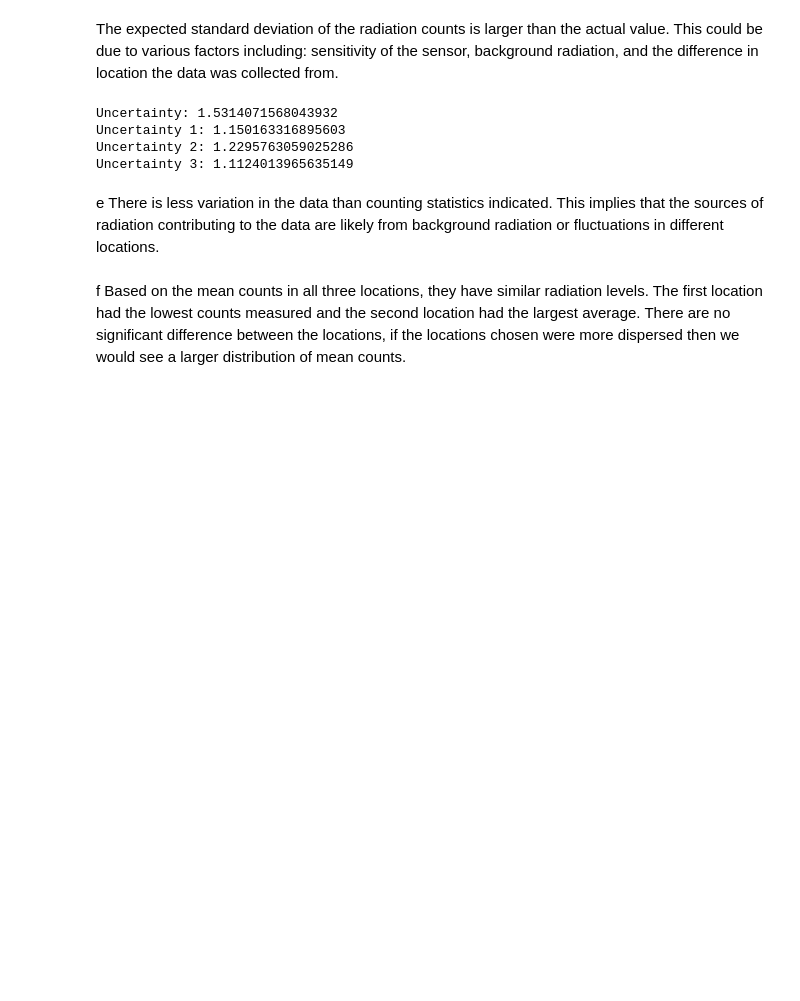
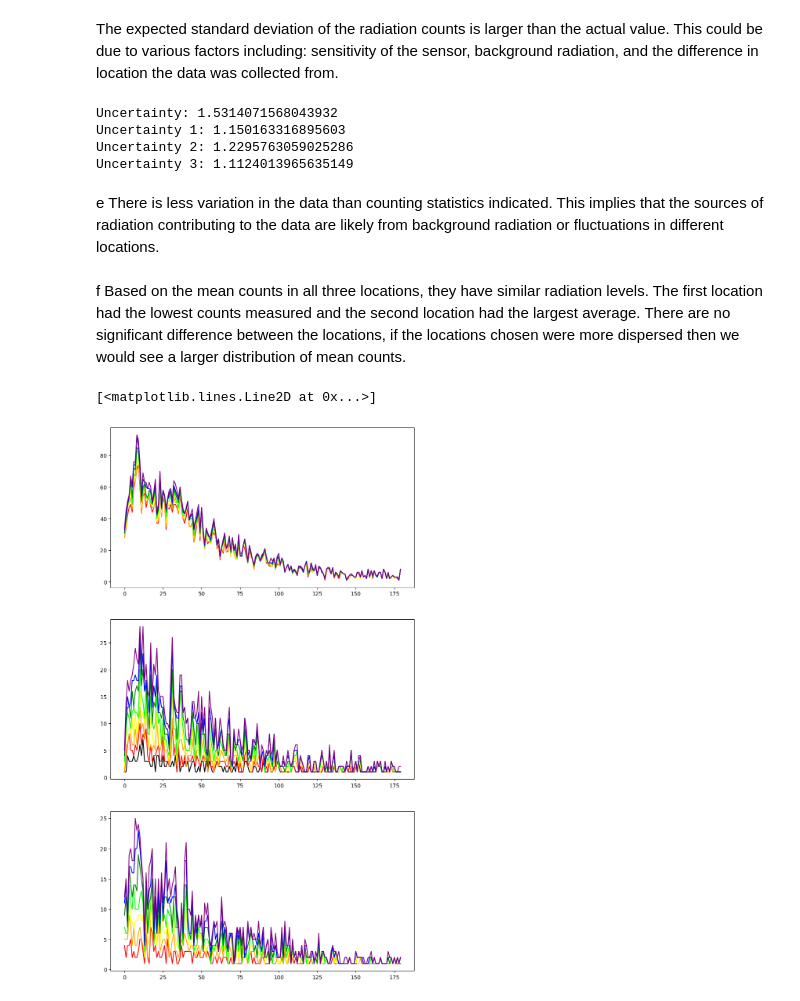
Before and after one commit to Kaiel0904/E11_KyleLink, a Jupyter notebook: Week13_part3.ipynb, the cells around one changed output. Drawn from its saved outputs; the diff is of its cells as text; code cells hidden in the pictures; blank space fills up the shorter version.

```diff
--- a/Week13_part3.ipynb
+++ b/Week13_part3.ipynb
@@ -147,3 +146,39 @@ There is less variation in the data than counting statistics indicated. This imp
 # %% [markdown]
 f
 Based on the mean counts in all three locations, they have similar radiation levels. The first location had the lowest counts measured and the second location had the largest average. There are no significant difference between the locations, if the locations chosen were more dispersed then we would see a larger distribution of mean counts.
+# %%
+spectrum1 = pd.read_csv('Spectrum_Loc1_session2_group1_2024-04-10_16-32-00.csv')
+spectrum1 = spectrum1.to_numpy()[:,20:200]
+spectrum2 = pd.read_csv("Spectrum_Loc2_session2_group1_2024-04-10_16-33-17.csv").to_numpy()[:,20:200]
+spectrum3 = pd.read_csv("Spectrum_Loc3_session2_group1_2024-04-10_16-34-30.csv").to_numpy()[:,20:200]
+
+figP, axP = plt.subplots(figsize=(10,18),nrows=3)
+# print(spectrum1)
+# print(spectrum1.shape)
+# print(spectrum2.shape)
+# print(spectrum3.shape)
+axP[0].plot(spectrum1[0],color='red')
+axP[0].plot(spectrum1[1],color='orange')
+axP[0].plot(spectrum1[2],color='yellow')
+axP[0].plot(spectrum1[3],color='lime')
+axP[0].plot(spectrum1[4],color='green')
+axP[0].plot(spectrum1[5],color='blue')
+axP[0].plot(spectrum1[6],color='purple')
+axP[1].plot(spectrum2[0],color='black')
+axP[1].plot(spectrum2[1],color='red')
+axP[1].plot(spectrum2[2],color='orange')
+axP[1].plot(spectrum2[3],color='yellow')
+axP[1].plot(spectrum2[4],color='lime')
+axP[1].plot(spectrum2[5],color='green')
+axP[1].plot(spectrum2[6],color='blue')
+axP[1].plot(spectrum2[7],color='purple')
+axP[2].plot(spectrum3[0],color='red')
+axP[2].plot(spectrum3[1],color='orange')
+axP[2].plot(spectrum3[2],color='yellow')
+axP[2].plot(spectrum3[3],color='lime')
+axP[2].plot(spectrum3[4],color='green')
+axP[2].plot(spectrum3[5],color='blue')
+axP[2].plot(spectrum3[6],color='purple')
+# %% [output]
+[<matplotlib.lines.Line2D at 0x...>]
+[figure, added]
```
Also changed, not shown: parts of 2 cells of this notebook.
